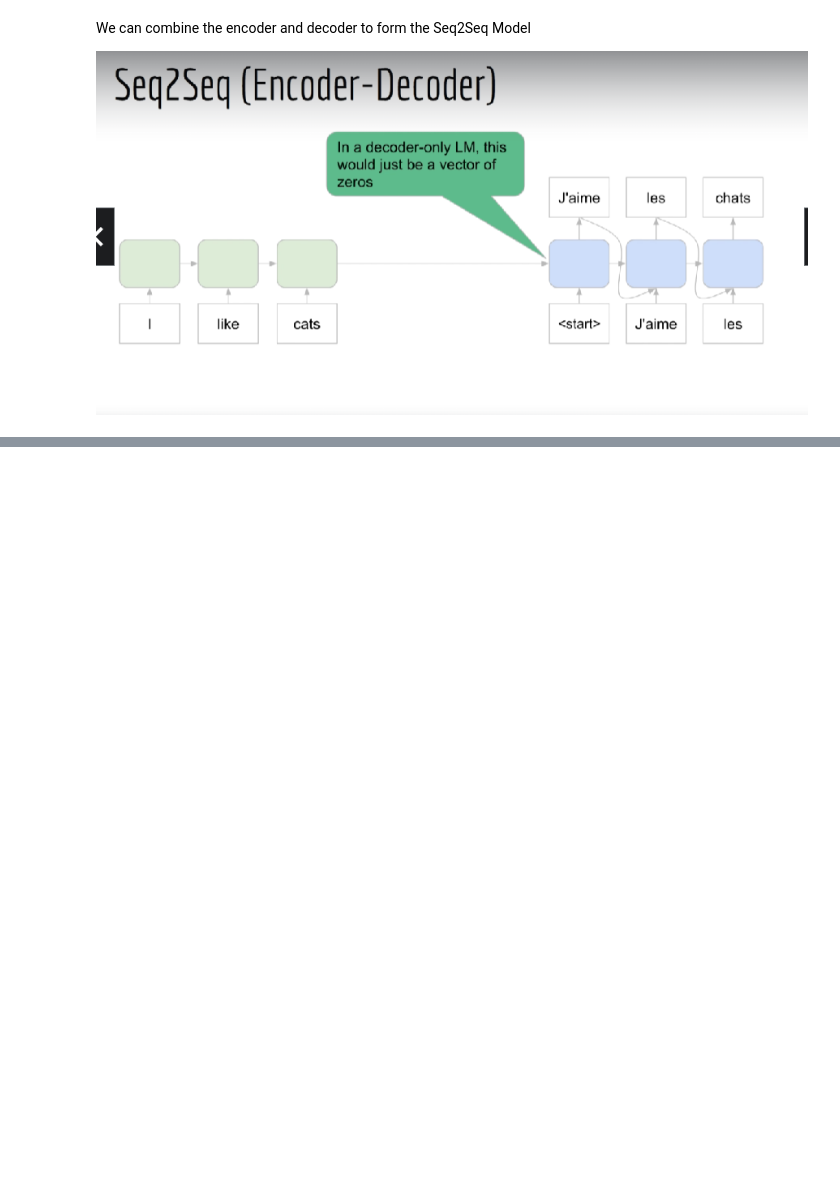
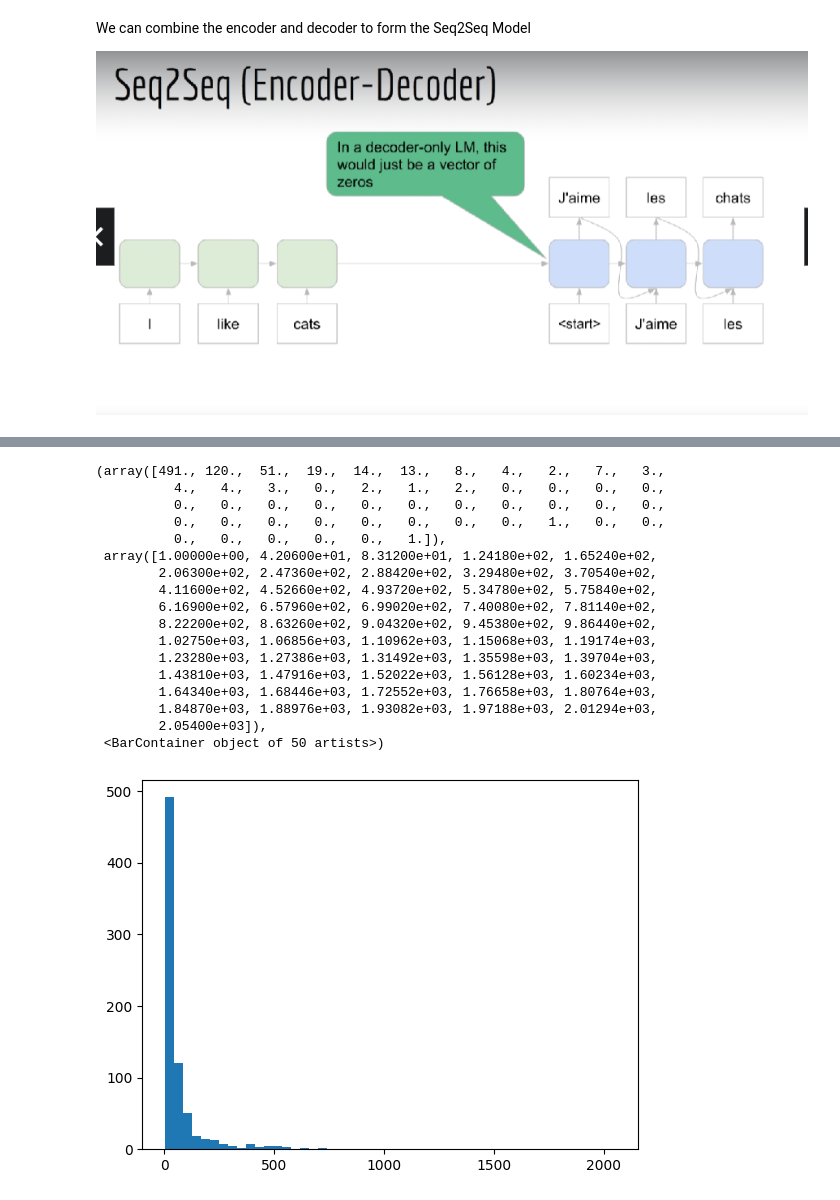
Before and after one commit to lakshitgosain/Transformers-for-NLP, a Jupyter notebook: Transformers_I03_Neural_Machine_translation.ipynb, the cells around one changed output, grey strips where cells are left out. Drawn from its saved outputs; the diff is of its cells as text; code cells hidden in the pictures; blank space fills up the shorter version.

```diff
--- a/Transformers_I03_Neural_Machine_translation.ipynb
+++ b/Transformers_I03_Neural_Machine_translation.ipynb
@@ -159,0 +204,22 @@ We can combine the encoder and decoder to form the Seq2Seq Model
+# %%
+target_lens=[len(tr['fr']) for tr in train]
+plt.hist(target_lens, bins=50)
+# %% [output]
+(array([491., 120.,  51.,  19.,  14.,  13.,   8.,   4.,   2.,   7.,   3.,
+          4.,   4.,   3.,   0.,   2.,   1.,   2.,   0.,   0.,   0.,   0.,
+          0.,   0.,   0.,   0.,   0.,   0.,   0.,   0.,   0.,   0.,   0.,
+          0.,   0.,   0.,   0.,   0.,   0.,   0.,   0.,   1.,   0.,   0.,
+          0.,   0.,   0.,   0.,   0.,   1.]),
+ array([1.00000e+00, 4.20600e+01, 8.31200e+01, 1.24180e+02, 1.65240e+02,
+        2.06300e+02, 2.47360e+02, 2.88420e+02, 3.29480e+02, 3.70540e+02,
+        4.11600e+02, 4.52660e+02, 4.93720e+02, 5.34780e+02, 5.75840e+02,
+        6.16900e+02, 6.57960e+02, 6.99020e+02, 7.40080e+02, 7.81140e+02,
+        8.22200e+02, 8.63260e+02, 9.04320e+02, 9.45380e+02, 9.86440e+02,
+        1.02750e+03, 1.06856e+03, 1.10962e+03, 1.15068e+03, 1.19174e+03,
+        1.23280e+03, 1.27386e+03, 1.31492e+03, 1.35598e+03, 1.39704e+03,
+        1.43810e+03, 1.47916e+03, 1.52022e+03, 1.56128e+03, 1.60234e+03,
+        1.64340e+03, 1.68446e+03, 1.72552e+03, 1.76658e+03, 1.80764e+03,
+        1.84870e+03, 1.88976e+03, 1.93082e+03, 1.97188e+03, 2.01294e+03,
+        2.05400e+03]),
+ <BarContainer object of 50 artists>)
+[figure, added]
```
Also changed, not shown: parts of 31 cells of this notebook.
